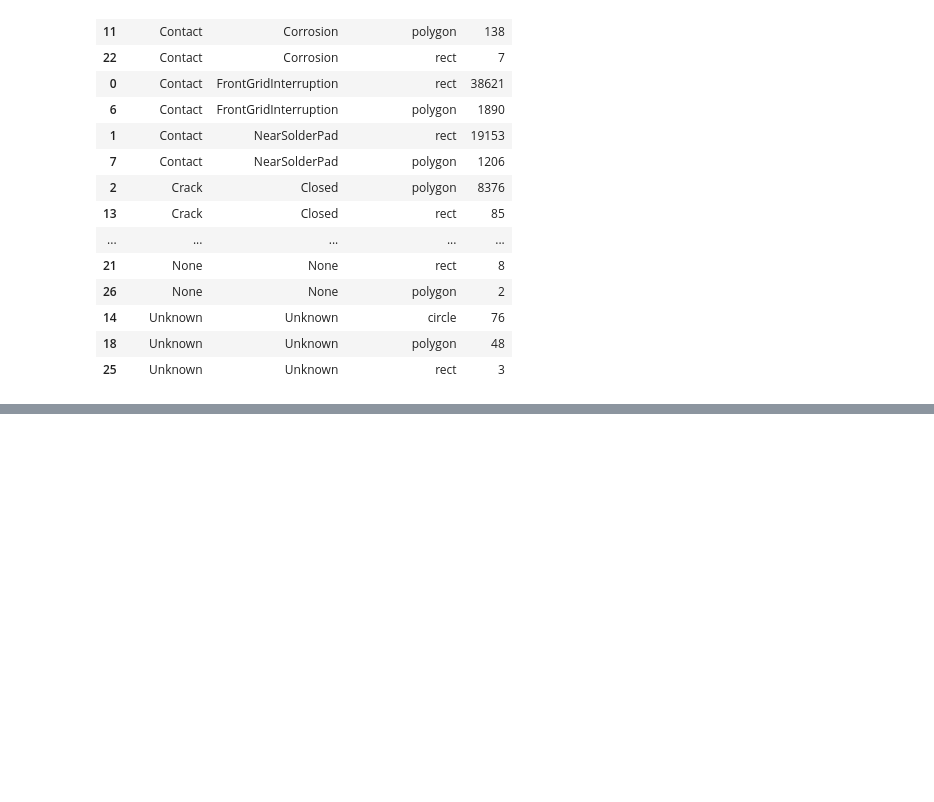
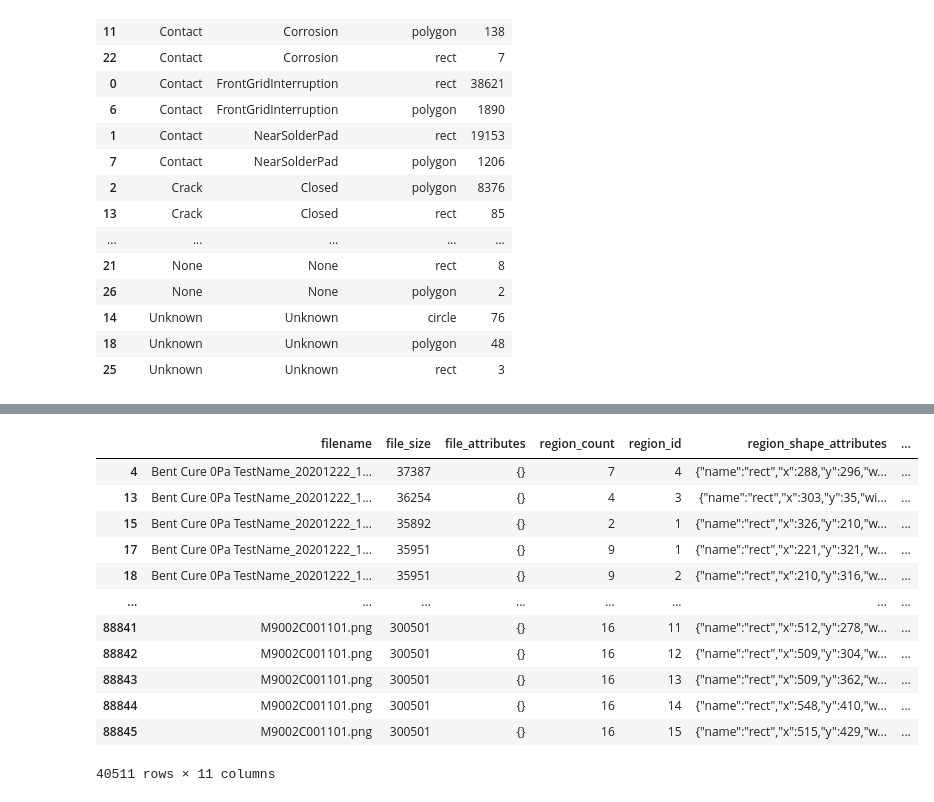
Before and after one commit to atox120/w281_finalproject_solascan, a Jupyter notebook: notebooks/Untitled.ipynb, the cells around one changed output, grey strips where cells are left out. Cells and saved outputs as stored; diff of their text form; code cells hidden in the pictures; blank space fills up the shorter version.

```diff
--- a/notebooks/Untitled.ipynb
+++ b/notebooks/Untitled.ipynb
@@ -210,0 +229,16 @@ combined_df[['parent_label','defect_class','annotation_shape']]\
+# %%
+combined_df[combined_df['defect_class'] == 'FrontGridInterruption']
+# %% [output]
+|  | filename | file_size | file_attributes | region_count | region_id | region_shape_attributes | ... |
+| 4 | Bent Cure 0Pa TestName_20201222_1... | 37387 | {} | 7 | 4 | {"name":"rect","x":288,"y":296,"w... | ... |
+| 13 | Bent Cure 0Pa TestName_20201222_1... | 36254 | {} | 4 | 3 | {"name":"rect","x":303,"y":35,"wi... | ... |
+| 15 | Bent Cure 0Pa TestName_20201222_1... | 35892 | {} | 2 | 1 | {"name":"rect","x":326,"y":210,"w... | ... |
+| 17 | Bent Cure 0Pa TestName_20201222_1... | 35951 | {} | 9 | 1 | {"name":"rect","x":221,"y":321,"w... | ... |
+| 18 | Bent Cure 0Pa TestName_20201222_1... | 35951 | {} | 9 | 2 | {"name":"rect","x":210,"y":316,"w... | ... |
+| ... | ... | ... | ... | ... | ... | ... | ... |
+| 88841 | M9002C001101.png | 300501 | {} | 16 | 11 | {"name":"rect","x":512,"y":278,"w... | ... |
+| 88842 | M9002C001101.png | 300501 | {} | 16 | 12 | {"name":"rect","x":509,"y":304,"w... | ... |
+| 88843 | M9002C001101.png | 300501 | {} | 16 | 13 | {"name":"rect","x":509,"y":362,"w... | ... |
+| 88844 | M9002C001101.png | 300501 | {} | 16 | 14 | {"name":"rect","x":548,"y":410,"w... | ... |
+| 88845 | M9002C001101.png | 300501 | {} | 16 | 15 | {"name":"rect","x":515,"y":429,"w... | ... |
+40511 rows × 11 columns
```
Also changed, not shown: parts of 14 cells of this notebook, 1 other file.
